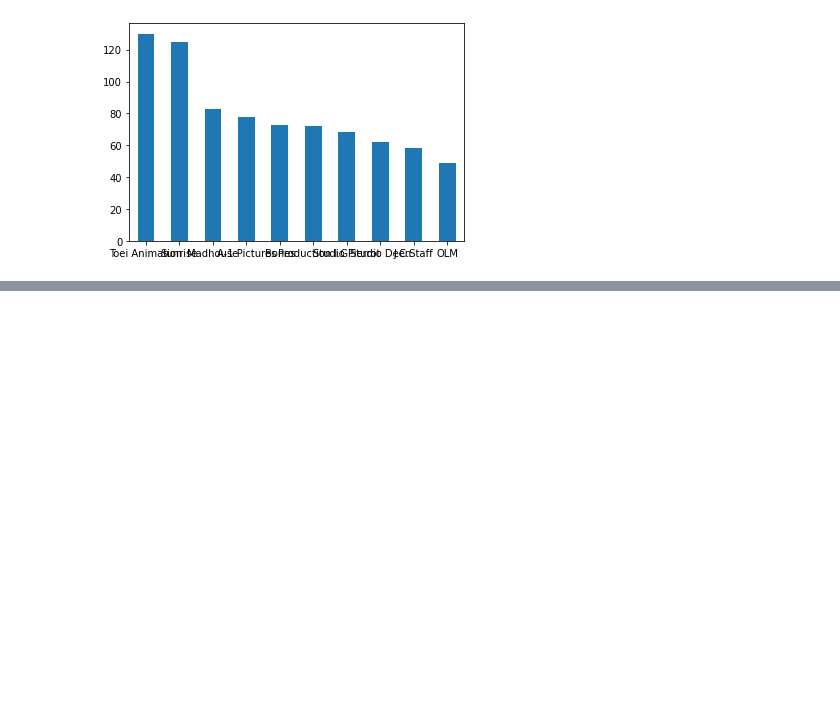
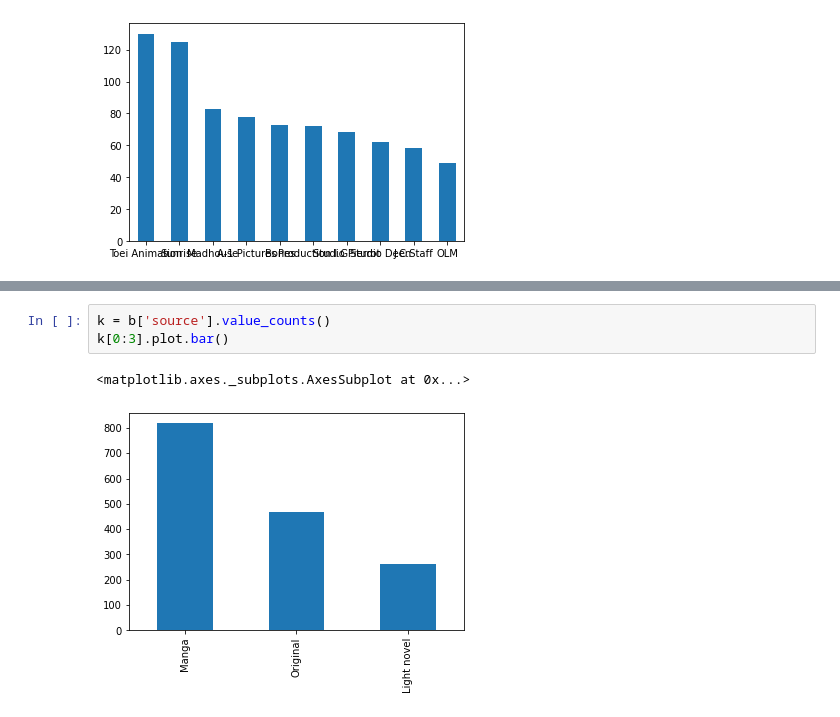
Before and after one commit to Lisacreate/exercise, a Jupyter notebook: Пакеты.ipynb, the cells around one changed output, grey strips where cells are left out. Cells and saved outputs as stored; diff of their text form; blank space fills up the shorter version.

```diff
--- a/Пакеты.ipynb
+++ b/Пакеты.ipynb
@@ -342,0 +370,6 @@ k[0:10].plot.bar(x='production', y='count', rot=0)
+# %%
+k = b['source'].value_counts()
+k[0:3].plot.bar()
+# %% [output]
+<matplotlib.axes._subplots.AxesSubplot at 0x...>
+[figure, added]
```
Also changed, not shown: parts of 16 cells of this notebook.
